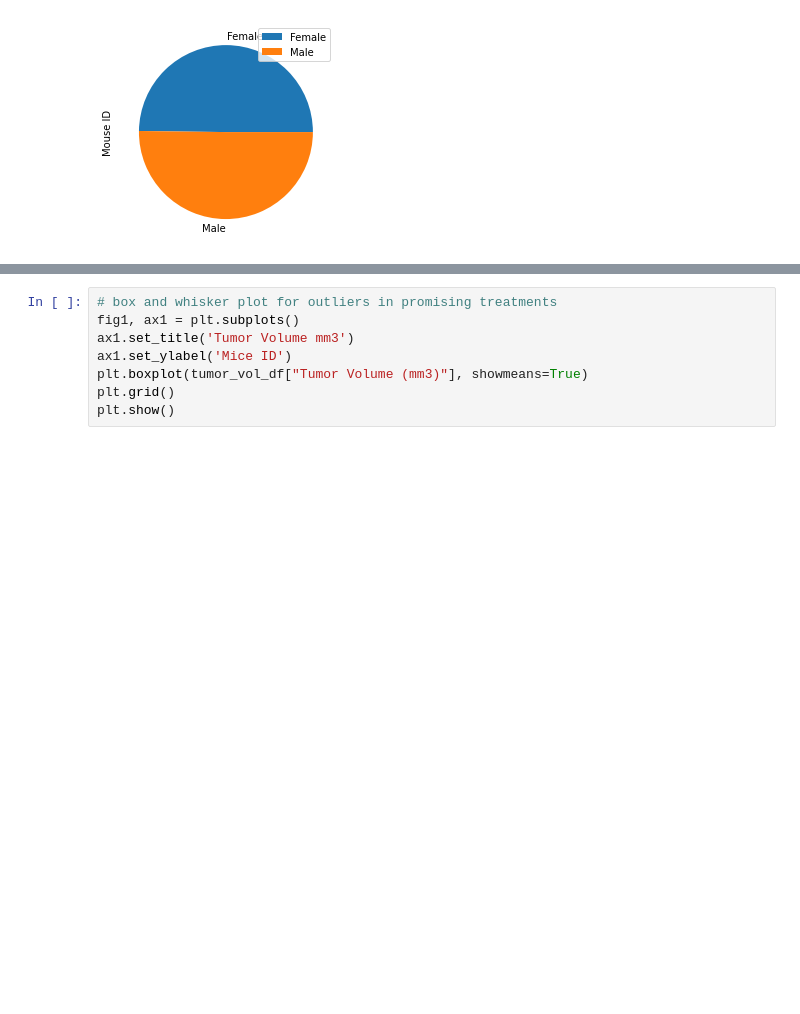
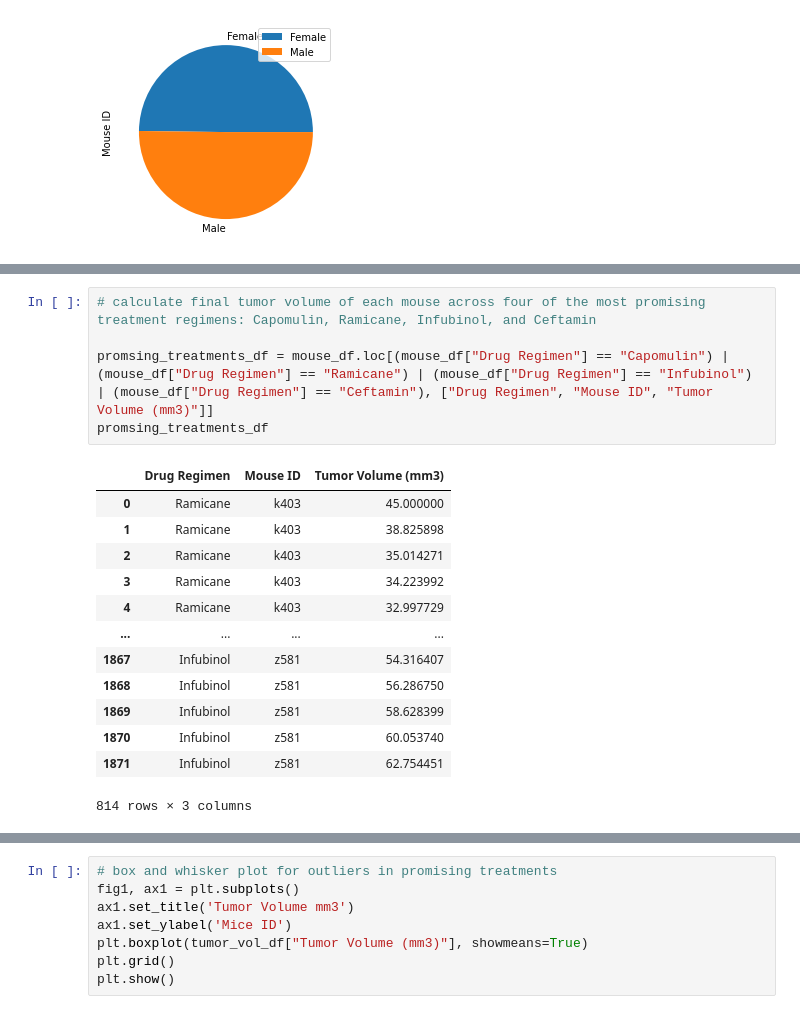
Before and after one commit to KinlayD/matplotlib-challenge, a Jupyter notebook: pymaceuticals.ipynb, the cells around one changed output, grey strips where cells are left out. Drawn from its saved outputs; the diff is of its cells as text; blank space fills up the shorter version.

```diff
--- a/pymaceuticals.ipynb
+++ b/pymaceuticals.ipynb
@@ -159,0 +94,19 @@ ID_sex_df.plot(kind="pie", y="Mouse ID")
+# %%
+# calculate final tumor volume of each mouse across four of the most promising treatment regimens: Capomulin, Ramicane, Infubinol, and Ceftamin
+
+promsing_treatments_df = mouse_df.loc[(mouse_df["Drug Regimen"] == "Capomulin") | (mouse_df["Drug Regimen"] == "Ramicane") | (mouse_df["Drug Regimen"] == "Infubinol") | (mouse_df["Drug Regimen"] == "Ceftamin"), ["Drug Regimen", "Mouse ID", "Tumor Volume (mm3)"]]
+promsing_treatments_df
+# %% [output]
+|  | Drug Regimen | Mouse ID | Tumor Volume (mm3) |
+| 0 | Ramicane | k403 | 45.000000 |
+| 1 | Ramicane | k403 | 38.825898 |
+| 2 | Ramicane | k403 | 35.014271 |
+| 3 | Ramicane | k403 | 34.223992 |
+| 4 | Ramicane | k403 | 32.997729 |
+| ... | ... | ... | ... |
+| 1867 | Infubinol | z581 | 54.316407 |
+| 1868 | Infubinol | z581 | 56.286750 |
+| 1869 | Infubinol | z581 | 58.628399 |
+| 1870 | Infubinol | z581 | 60.053740 |
+| 1871 | Infubinol | z581 | 62.754451 |
+814 rows × 3 columns
```
Also changed, not shown: parts of 9 cells of this notebook.
